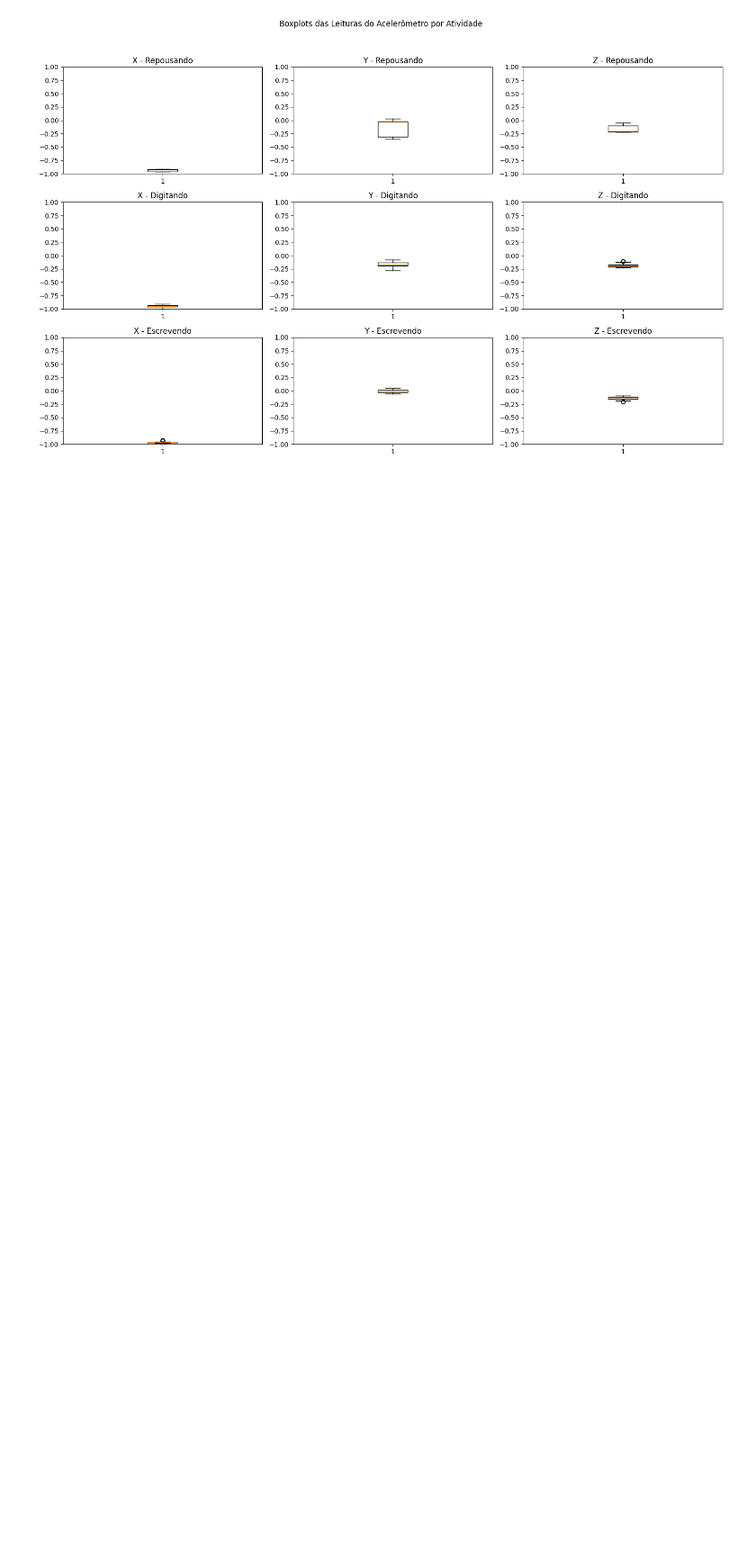
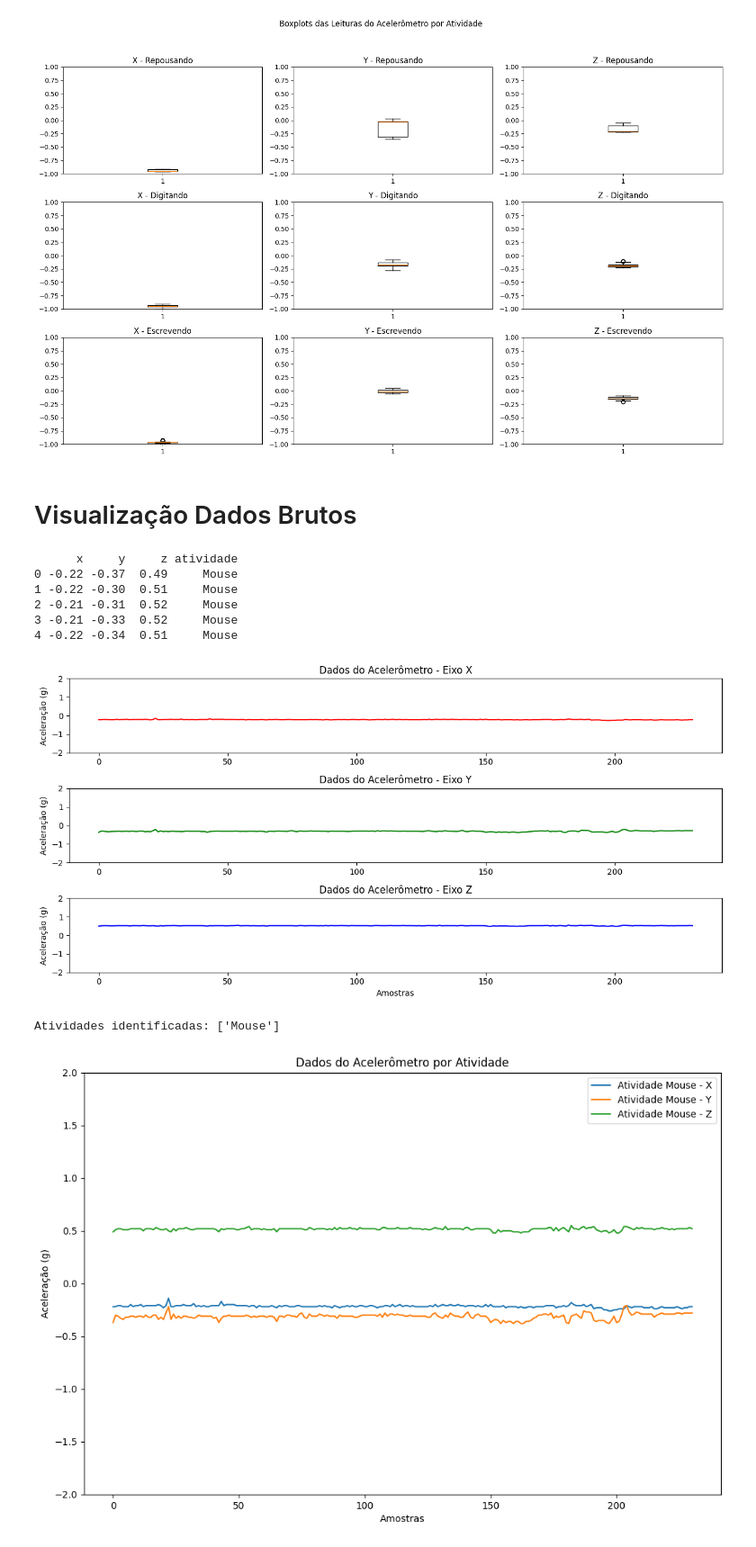
Before and after one commit to Dieguito-py/bovHealth, a Jupyter notebook: Notebooks/analysis.ipynb, the cells around one changed output. Shown: that part at 90% size. Saved outputs shown, nothing was run; the diff lists cells and outputs as text; code cells hidden in the pictures; blank space fills up the shorter version.

```diff
--- a/Notebooks/analysis.ipynb
+++ b/Notebooks/analysis.ipynb
@@ -116,3 +116,65 @@ plt.show()
 # %% [output]
 [figure]
 [figure]
+# %% [markdown]
+# Visualização Dados Brutos
+# %%
+import pandas as pd
+import matplotlib.pyplot as plt
+
+file_path = '../data/raw/dados3.csv'
+data = pd.read_csv(file_path)
+
+print(data.head())
+
+plt.figure(figsize=(12, 6))
+
+plt.subplot(3, 1, 1)
+plt.plot(data['x'], color='r')
+plt.title('Dados do Acelerômetro - Eixo X')
+plt.ylim([-2, 2])
+plt.ylabel('Aceleração (g)')
+
+plt.subplot(3, 1, 2)
+plt.plot(data['y'], color='g')
+plt.title('Dados do Acelerômetro - Eixo Y')
+plt.ylim([-2, 2])
+plt.ylabel('Aceleração (g)')
+
+plt.subplot(3, 1, 3)
+plt.plot(data['z'], color='b')
+plt.title('Dados do Acelerômetro - Eixo Z')
+plt.ylim([-2, 2])
+plt.xlabel('Amostras')
+plt.ylabel('Aceleração (g)')
+
+plt.tight_layout()
+plt.show()
+
+activities = data['atividade'].unique()
+print(f'Atividades identificadas: {activities}')
+
+plt.figure(figsize=(12, 8))
+
+for activity in activities:
+    subset = data[data['atividade'] == activity]
+    plt.plot(subset['x'], label=f'Atividade {activity} - X')
+    plt.plot(subset['y'], label=f'Atividade {activity} - Y')
+    plt.plot(subset['z'], label=f'Atividade {activity} - Z')
+
+plt.title('Dados do Acelerômetro por Atividade')
+plt.ylim([-2, 2])
+plt.xlabel('Amostras')
+plt.ylabel('Aceleração (g)')
+plt.legend()
+plt.show()
+# %% [output]
+      x     y     z atividade
+0 -0.22 -0.37  0.49     Mouse
+1 -0.22 -0.30  0.51     Mouse
+2 -0.21 -0.31  0.52     Mouse
+3 -0.21 -0.33  0.52     Mouse
+4 -0.22 -0.34  0.51     Mouse
+[figure, added]
+Atividades identificadas: ['Mouse']
+[figure, added]
```
Also changed, not shown: parts of 2 cells of this notebook, 17 other files.
